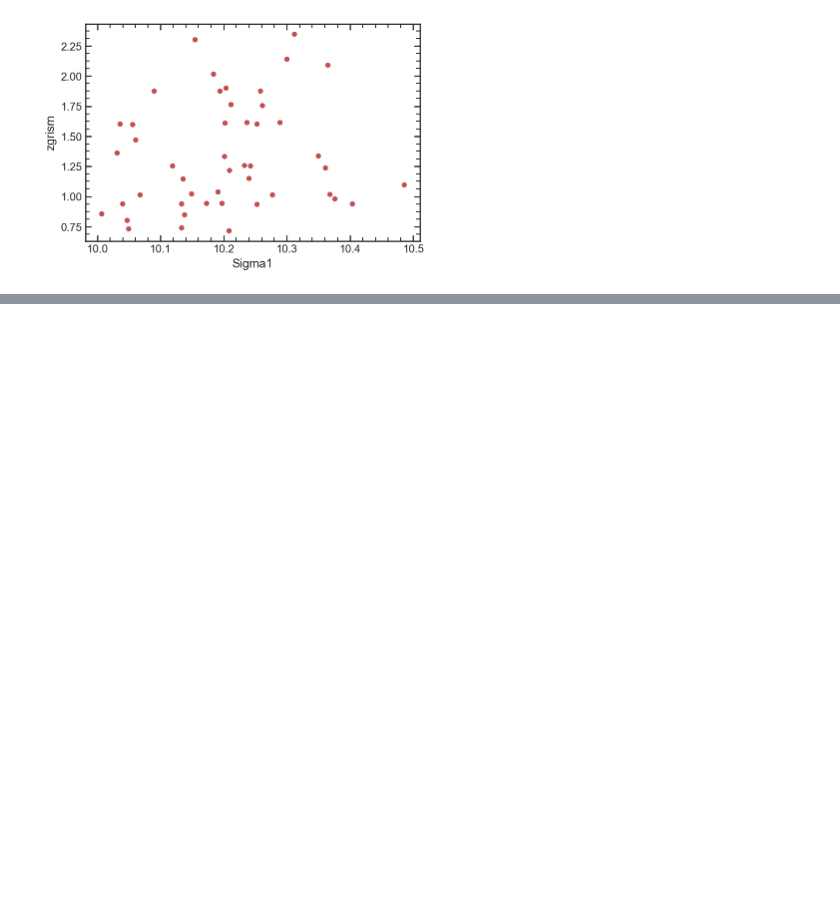
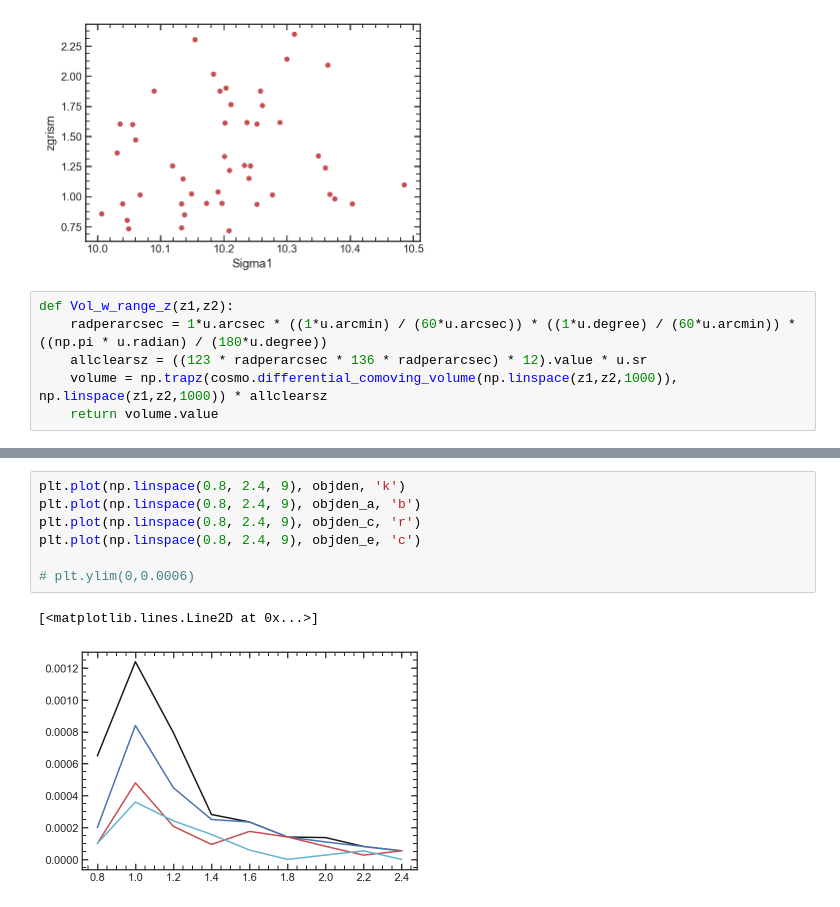
Before and after one commit to Vince-ec/Cluster_and_field, a Jupyter notebook: scripts/low_redshift.ipynb, the cells around one changed output, grey strips where cells are left out. Drawn from its saved outputs; the diff is of its cells as text; blank space fills up the shorter version.

```diff
--- a/scripts/low_redshift.ipynb
+++ b/scripts/low_redshift.ipynb
@@ -1197,3 +1209,9 @@ sea.scatterplot(np.log10(mdb.query('Sigma1 > 10**10').Sigma1),mdb.query('Sigma1
 # %% [output]
 <matplotlib.axes._subplots.AxesSubplot at 0x...>
 [figure]
+# %%
+def Vol_w_range_z(z1,z2):
+    radperarcsec = 1*u.arcsec * ((1*u.arcmin) / (60*u.arcsec)) * ((1*u.degree) / (60*u.arcmin)) * ((np.pi * u.radian) / (180*u.degree))
+    allclearsz = ((123 * radperarcsec * 136 * radperarcsec) * 12).value * u.sr
+    volume = np.trapz(cosmo.differential_comoving_volume(np.linspace(z1,z2,1000)), np.linspace(z1,z2,1000)) * allclearsz
+    return volume.value
@@ -1199,0 +1261,10 @@ sea.scatterplot(np.log10(mdb.query('Sigma1 > 10**10').Sigma1),mdb.query('Sigma1
+# %%
+plt.plot(np.linspace(0.8, 2.4, 9), objden, 'k')
+plt.plot(np.linspace(0.8, 2.4, 9), objden_a, 'b')
+plt.plot(np.linspace(0.8, 2.4, 9), objden_c, 'r')
+plt.plot(np.linspace(0.8, 2.4, 9), objden_e, 'c')
+
+# plt.ylim(0,0.0006)
+# %% [output]
+[<matplotlib.lines.Line2D at 0x...>]
+[figure, added]
```
Also changed, not shown: parts of 8 cells of this notebook, 1 other file.
